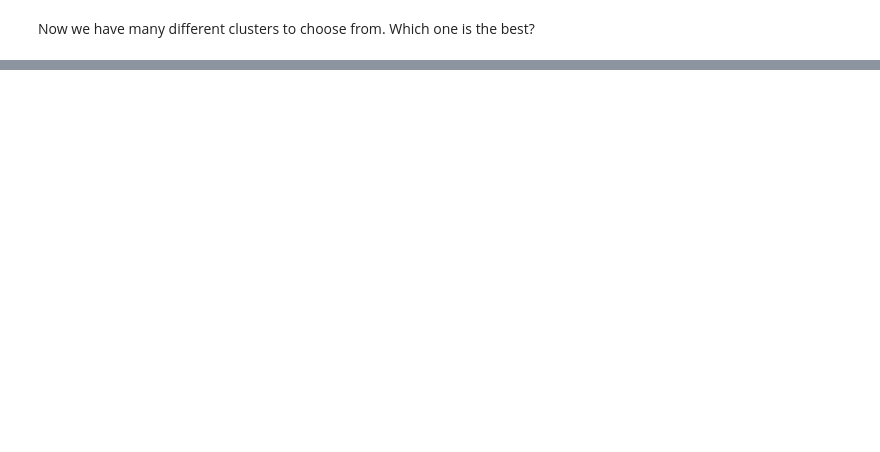
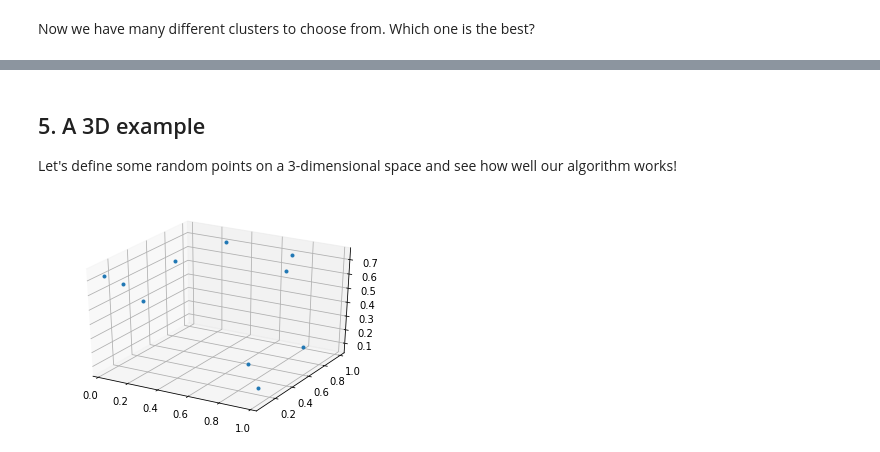
Before and after one commit to CrawfordGroup/lml, a Jupyter notebook: tutorials/ml-clustering.ipynb, the cells around one changed output, grey strips where cells are left out. Saved outputs shown, nothing was run; the diff lists cells and outputs as text; code cells hidden in the pictures; blank space fills up the shorter version.

```diff
--- a/tutorials/ml-clustering.ipynb
+++ b/tutorials/ml-clustering.ipynb
@@ -161,0 +163,17 @@ plt.show()
+# %% [markdown]
+## 5. A 3D example
+
+Let's define some random points on a 3-dimensional space and see how well our algorithm works!
+# %%
+from mpl_toolkits.mplot3d import Axes3D
+# how about totally random points...
+x_vals = np.random.rand(10)
+y_vals = np.random.rand(10)
+z_vals = np.random.rand(10)
+
+fig = plt.figure()
+ax = fig.gca(projection='3d')
+ax.plot(x_vals,y_vals,z_vals,'.')
+plt.show()
+# %% [output]
+[figure, added]
```
Also changed, not shown: parts of 6 cells of this notebook.
